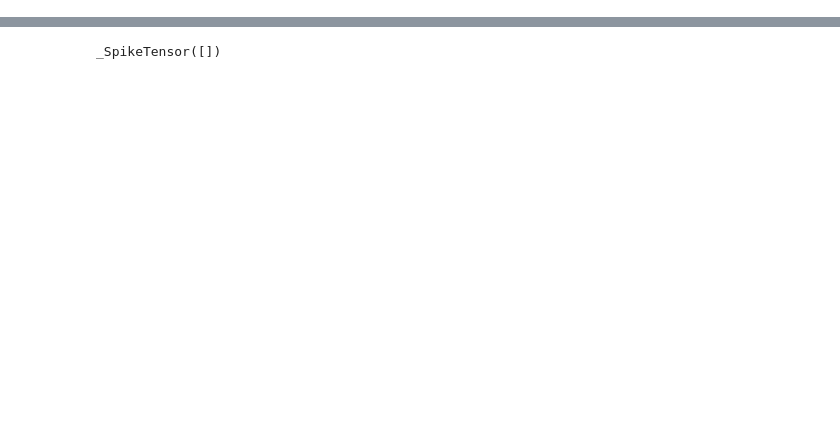
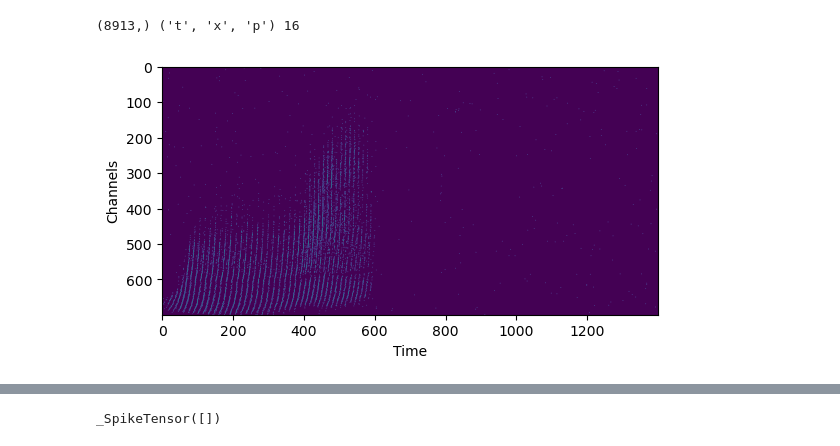
Before and after one commit to anmutechsupport/SingleSpikeOTTT, a Jupyter notebook: shittySHD.ipynb, the cells around one changed output, grey strips where cells are left out. Saved outputs shown, nothing was run; the diff lists cells and outputs as text; code cells hidden in the pictures; blank space fills up the shorter version.

```diff
--- a/shittySHD.ipynb
+++ b/shittySHD.ipynb
@@ -28,3 +115,12 @@ testset=datasets.SHD('data', transform=transform, train=False)
+# %%
+shd = tonic.datasets.SHD("./tutorials/data", train=False)
+audio_events, label = shd[10]
+print(audio_events.shape, audio_events.dtype.names, label)
+
+tonic.utils.plot_event_grid(audio_events)
+# %% [output]
+(8913,) ('t', 'x', 'p') 16
+[figure, added]
 # %%
 # !rm -r cache
 from tonic import DiskCachedDataset
```
Also changed, not shown: parts of 20 cells of this notebook, 2 other files.
